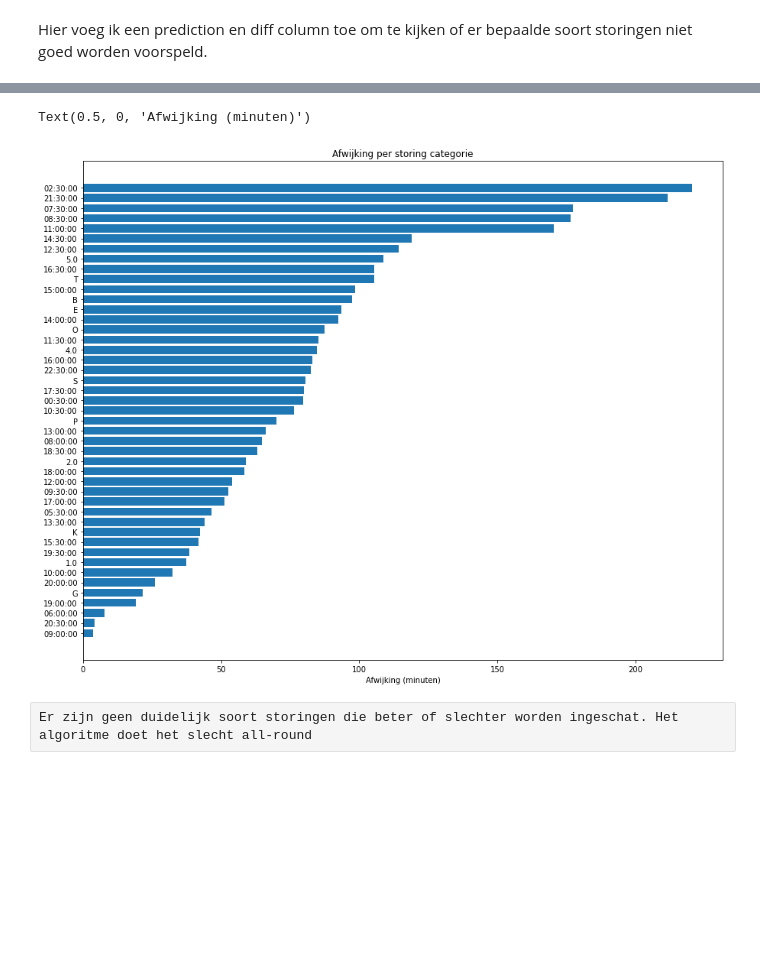
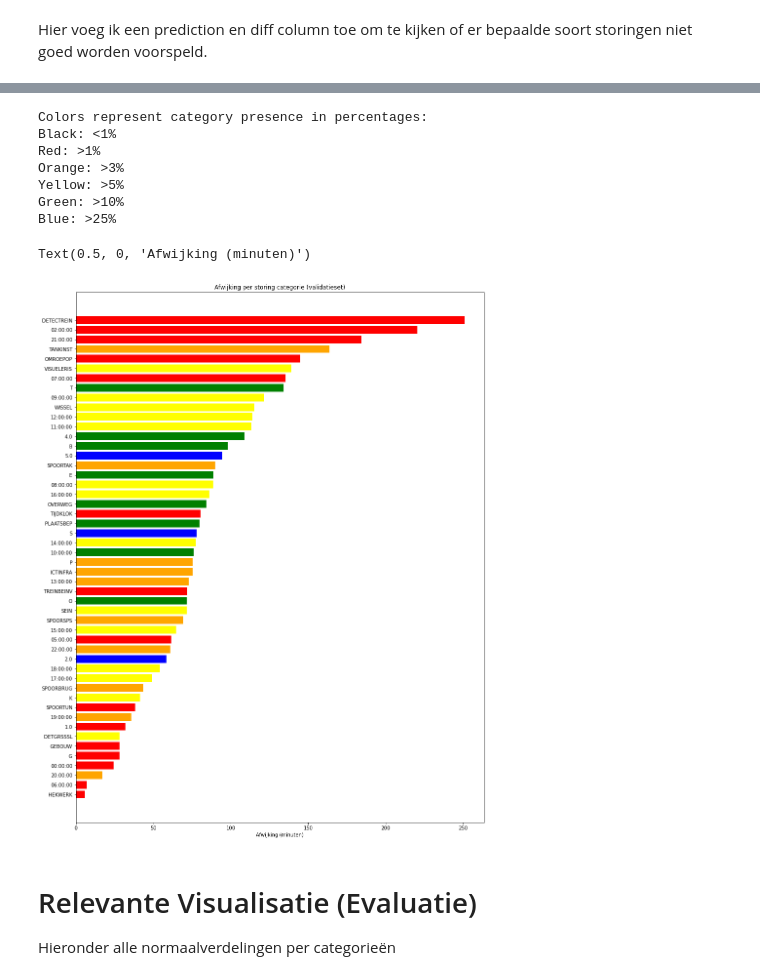
Before and after one commit to RoelandOostdam/ProRail-GP, a Jupyter notebook: ProRail_Herkansing_Roeland.ipynb, the cells around one changed output, grey strips where cells are left out. Drawn from its saved outputs; the diff is of its cells as text; code cells hidden in the pictures; blank space fills up the shorter version.

```diff
--- a/ProRail_Herkansing_Roeland.ipynb
+++ b/ProRail_Herkansing_Roeland.ipynb
@@ -270,6 +322,7 @@ X_train, X_test, y_train, y_test = train_test_split(X,y, random_state=0)
 
 reg = DecisionTreeRegressor(criterion='mse', random_state=870, min_impurity_decrease=0.5)
 
+reg_columns = X_train.columns
 reg.fit(X_train, y_train)
 y_pred = reg.predict(X_test)
 print("Decision Tree MAE  :",mean_absolute_error(y_pred, y_test))
@@ -287,30 +399,34 @@ SVG(graph.pipe(format='svg'))
 # %%
-def GetPredictions(reg, df, df_a):
+def GetPredictions(reg, df, reg_columns):
     df['stm_sap_meldtijd'] = pd.to_datetime(df['stm_sap_meldtijd'], errors='coerce')
-    df['stm_sap_meldtijd'] = df['stm_sap_meldtijd'].dt.floor('30T').dt.time
+    df['stm_sap_meldtijd'] = df['stm_sap_meldtijd'].dt.floor('60T').dt.time
     df['stm_sap_meldtijd'] = df['stm_sap_meldtijd'].dropna()
 
-    df_reg = df[['stm_techn_mld', 'stm_prioriteit', 'stm_sap_meldtijd', 'stm_fh_duur']]
+    df_reg = df[['stm_techn_mld', 'stm_prioriteit', 'stm_sap_meldtijd', 'stm_equipm_soort_mld' ,'stm_fh_duur']]
 
     dummies1 = pd.get_dummies(df_reg['stm_techn_mld']).astype('category')
     dummies2 = pd.get_dummies(df_reg['stm_sap_meldtijd']).astype('category')
     dummies3 = pd.get_dummies(df_reg['stm_prioriteit']).astype('category')
+    dummies4 = pd.get_dummies(df_reg['stm_equipm_soort_mld']).astype('category')
     df_reg = df_reg.join(dummies1).drop(columns=['stm_techn_mld'])
     df_reg = df_reg.join(dummies2).drop(columns=['stm_sap_meldtijd'])
     df_reg = df_reg.join(dummies3).drop(columns=['stm_prioriteit'])
+    df_reg = df_reg.join(dummies4).drop(columns=['stm_equipm_soort_mld'])
 
+    X = df_reg.drop(columns=['stm_fh_duur'])
     y = df_reg['stm_fh_duur']
-    X = df_reg.drop(columns=['stm_fh_duur'])
 
-    for col in df_a.columns:
+    for col in reg_columns:
         if col not in X.columns:
             X[col] = 0
 
-    X = X.drop(columns=['stm_fh_duur'])
+    for col in X.columns:
+        if col not in reg_columns:
+            X = X.drop(columns=[col])
 
     return reg.predict(X), X, y
 # %%
 df_validatie = pd.read_csv("data/Validatieset Excel - met targetvariabelen V2.csv", delimiter=';')
-predictions, X, y = GetPredictions(reg, df_validatie, df_reg)
+predictions, X, y = GetPredictions(reg, df_validatie, reg_columns)
 predictions
 # %% [output]
@@ -365,20 +481,46 @@ X
 # %%
 diffs = []
+total = X.shape[0]
 for col in X:
     mean = X[X[col]==1]['diff'].mean()
-    diffs.append((col,mean))
+    count = X[X[col]==1]['diff'].count() / total * 100
+    diffs.append((col, mean, count))
 
-diffs = pd.DataFrame(diffs, columns=['category','diff'])
+diffs = pd.DataFrame(diffs, columns=['category','diff', 'count'])
 diffs['category'] = diffs['category'].astype('str')
 diffs = diffs.dropna()
 diffs = diffs.sort_values(['diff'])
-diffs
-plt.figure(figsize=[15,12])
-plt.barh(diffs['category'], diffs['diff'])
-plt.title("Afwijking per storing categorie")
+
+diffs['color'] = 'black'
+diffs['count']= diffs['count'].astype('int')
+diffs['color'][diffs['count'] >= 1] = 'red'
+diffs['color'][diffs['count'] >= 3] = 'orange'
+diffs['color'][diffs['count'] >= 5] = 'yellow'
+diffs['color'][diffs['count'] >= 10] = 'green'
+diffs['color'][diffs['count'] >= 25] = 'blue'
+
+print("Colors represent category presence in percentages: ")
+print("Black: <1%")
+print("Red: >1%")
+print("Orange: >3%")
+print("Yellow: >5%")
+print("Green: >10%")
+print("Blue: >25%")
+
+plt.figure(figsize=[15,20])
+plt.barh(diffs['category'], diffs['diff'], color=diffs['color'])
+plt.title("Afwijking per storing categorie (validatieset)")
 plt.xlabel("Afwijking (minuten)")
 # %% [output]
-Text(0.5, 0, 'Afwijking (minuten)')
+Colors represent category presence in percentages:
+Black: <1%
+Red: >1%
+Orange: >3%
+Yellow: >5%
+Green: >10%
+Blue: >25%
+Text(0.5, 0, 'Afwijking (minuten)')
-[figure, old version]
+[figure, new version]
-# %% [raw]
-Er zijn geen duidelijk soort storingen die beter of slechter worden ingeschat. Het algoritme doet het slecht all-round
+# %% [markdown]
+# Relevante Visualisatie (Evaluatie)
+Hieronder alle normaalverdelingen per categorieën
```
Also changed, not shown: parts of 29 cells of this notebook, 5 other files.
